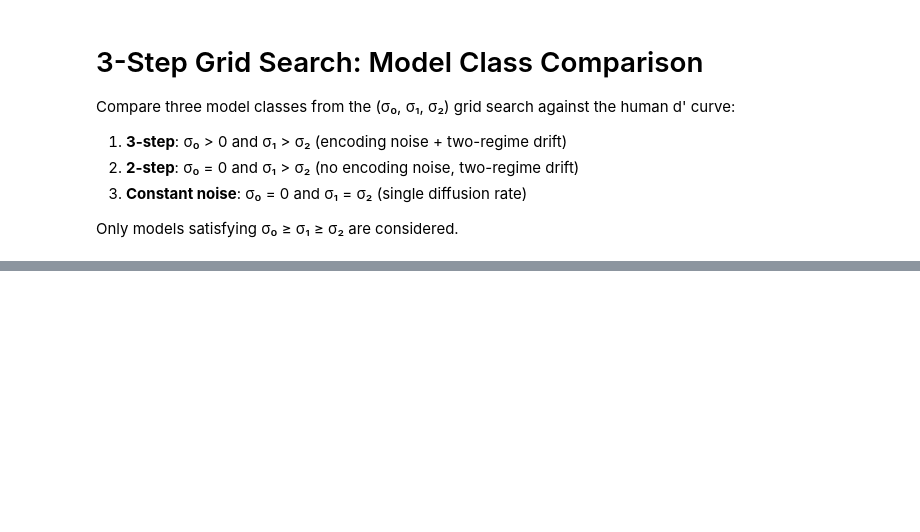
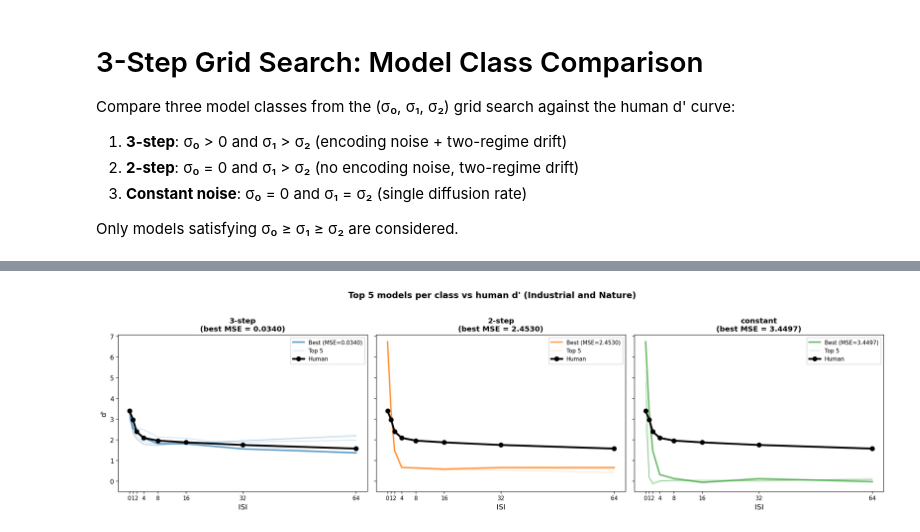
Before and after one commit to bjmedina/memory, a Jupyter notebook: notebooks/2026-03-22_3step-grid-search-model-comparison.ipynb, the cells around one changed output, grey strips where cells are left out. Saved outputs shown, nothing was run; the diff lists cells and outputs as text; code cells hidden in the pictures; blank space fills up the shorter version.

Commit message:
getting 3step and 2d version of models working

```diff
--- a/notebooks/2026-03-22_3step-grid-search-model-comparison.ipynb
+++ b/notebooks/2026-03-22_3step-grid-search-model-comparison.ipynb
@@ -19,10 +19,10 @@ matplotlib.rcParams['figure.dpi'] = 120
 
 # ── Results directory ──
 RESULTS_DIR = (
-    '/orcd/data/jhm/001/om2/bjmedina/auditory-memory/memory/'
-    'reports/figures/3step_grid_search_metric-cosine_t5_nmc5'
+    '/orcd/data/jhm/001/om2/bjmedina/auditory-memory/memory/reports/figures/3step_grid_search_metric-cosine_t5_nmc1_task0'
 )
 
+#/orcd/data/jhm/001/om2/bjmedina/auditory-memory/memory/reports/figures/3step_grid_search_metric-cosine_t5_nmc1_task0/
 # ── Load merged grid search results ──
 grid = np.load(os.path.join(RESULTS_DIR, 'grid_search_results_3step_t5.npz'))
 sigma0_grid = grid['sigma0_grid']
@@ -62,8 +78,8 @@ exp_list, all_files, name_to_idx, human_runs, task_name, hr_task_name = (
     load_experiment_data(which_task, which_isi=None, is_multi=is_multi)
 )
 
-# Human curve ISIs for is_multi: [0, 1, 2, 3, 4, 8, 16, 32, 64]
-human_isis_full = np.array([0, 1, 2, 3, 4, 8, 16, 32, 64])
+# Human curve ISIs for is_multi: [0, 1, 2, 4, 8, 16, 32, 64]
+human_isis_full = np.array([0, 1, 2, 4, 8, 16, 32, 64])
 human_curve_full = compute_human_curve(human_runs, is_multi, which_isi=None)
 
 # Grid ISIs (from npz) may not include ISI=3 — align to grid
@@ -83,20 +104,18 @@ print(f'Human d\': {np.round(human_dp, 3)}')
 # %%
 # ── Filter: sigma0 >= sigma1 >= sigma2 ──
 decreasing = (df['sigma0'] >= df['sigma1']) & (df['sigma1'] >= df['sigma2'])
-df_filt = df[decreasing].copy()
+df_filt = df.copy()
 print(f'Decreasing constraint: {len(df_filt)}/{len(df)} triples kept')
 
 # ── Classify model types ──
 def classify(row):
     s0, s1, s2 = row['sigma0'], row['sigma1'], row['sigma2']
-    if s0 == 0 and s1 == s2:
+    if s0 == s1 and s1 == s2:
         return 'constant'
-    elif s0 == 0 and s1 > s2:
+    elif (s0 == s1 and s1 > s2) or (s0 == 0 and s1 > s2):
         return '2-step'
-    elif s0 > 0 and s1 > s2:
+    elif s0 > 0 and s0 > s1 and s1 > s2:
         return '3-step'
-    elif s0 > 0 and s1 == s2:
-        return '3-step (s1=s2)'
     else:
         return 'other'
 
@@ -120,6 +151,6 @@ print(f'MSE range: {df_filt["mse"].min():.4f} – {df_filt["mse"].max():.4f}')
 # %%
 # ── Best models per class ──
-N_BEST = 15
+N_BEST = 5
 CLASS_ORDER = ['3-step', '2-step', 'constant']
 
 best_per_class = {}
@@ -136,33 +185,37 @@ for cls in CLASS_ORDER:
 # ── Plot: best models per class vs human curve ──
 CLASS_COLORS = {'3-step': 'tab:blue', '2-step': 'tab:orange', 'constant': 'tab:green'}
 
+# Use ISI values themselves for x-coordinates for correct spacing
+x = np.array(grid_isis)
+
 fig, axes = plt.subplots(1, 3, figsize=(18, 5), sharey=True)
-x = np.arange(len(grid_isis))
 
 for ax, cls in zip(axes, CLASS_ORDER):
     sub = best_per_class[cls]
     color = CLASS_COLORS[cls]
 
     # Plot each model curve
     for i, (_, row) in enumerate(sub.iterrows()):
         model_curve = row[dp_cols].values.astype(float)
         alpha = 0.7 if i == 0 else 0.25
         lw = 2.5 if i == 0 else 1.0
         label = f'Best (MSE={row["mse"]:.4f})' if i == 0 else (f'Top {N_BEST}' if i == 1 else None)
         ax.plot(x, model_curve, '-', color=color, alpha=alpha, linewidth=lw, label=label)
 
     # Human curve
     ax.plot(x, human_dp, 'o-k', linewidth=3, markersize=7, label='Human', zorder=10)
 
     ax.set_xticks(x)
     ax.set_xticklabels(grid_isis, fontsize=9)
     ax.set_xlabel('ISI', fontsize=12)
     if ax == axes[0]:
         ax.set_ylabel("d'", fontsize=12)
     ax.set_title(f'{cls}\n(best MSE = {sub["mse"].min():.4f})', fontsize=12, fontweight='bold')
     ax.legend(fontsize=9)
 
 fig.suptitle(f"Top {N_BEST} models per class vs human d' ({hr_task_name})",
              fontsize=14, fontweight='bold', y=1.02)
 fig.tight_layout()
 plt.show()
+# %% [output]
+[figure, added]
```
Also changed, not shown: parts of 8 cells of this notebook, 8 other files.
